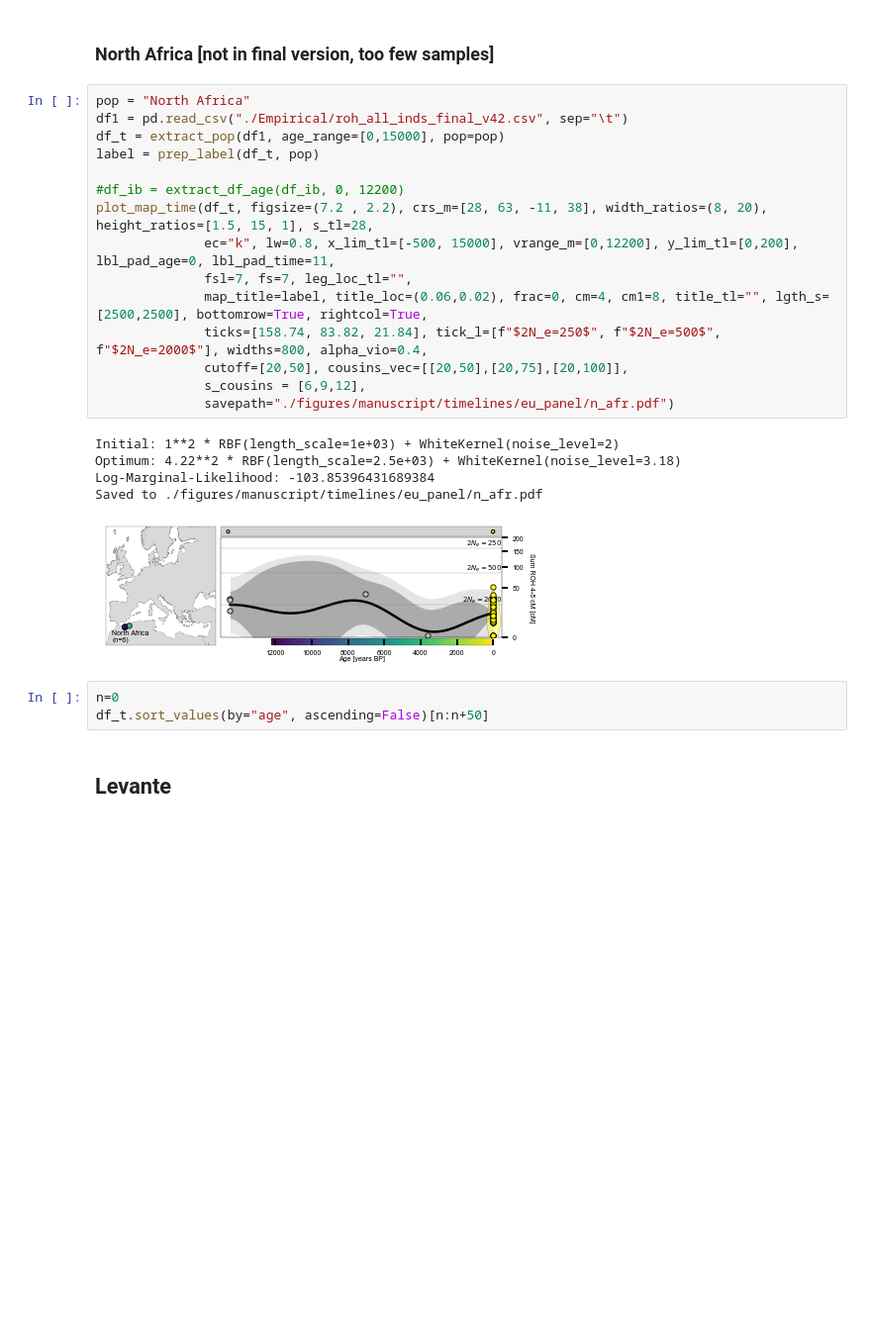
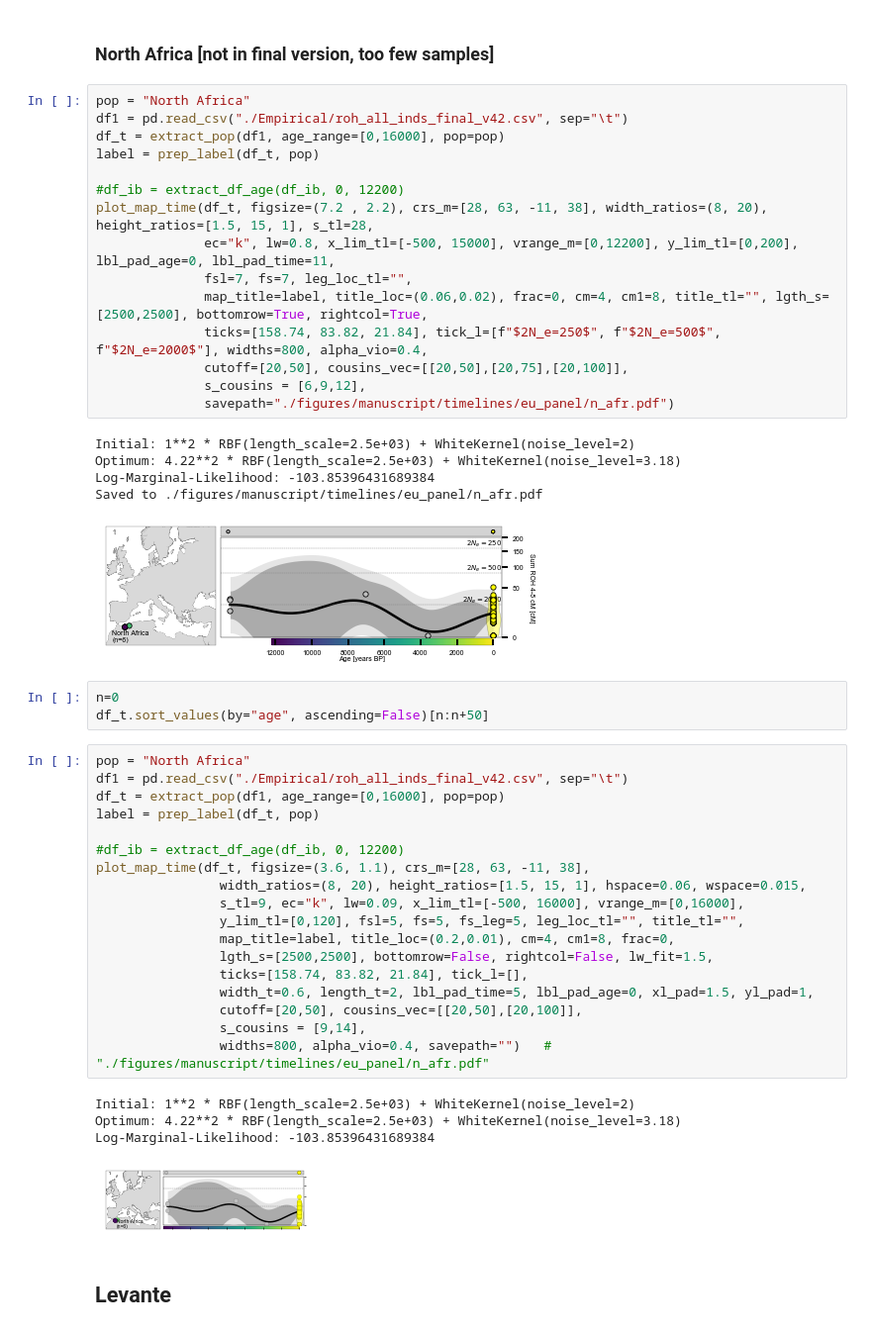
Before and after one commit to hringbauer/hapROH, a Jupyter notebook: Notebooks/Figures/plot_timelinesROH.ipynb, the cells around one changed output. Shown at 99% size. Saved outputs shown, nothing was run; the diff lists cells and outputs as text; blank space fills up the shorter version.

```diff
--- a/Notebooks/Figures/plot_timelinesROH.ipynb
+++ b/Notebooks/Figures/plot_timelinesROH.ipynb
@@ -879,7 +879,7 @@ Saved to ./figures/manuscript/timelines/eu_panel_v4/levante.pdf
 # %%
 pop = "North Africa"
 df1 = pd.read_csv("./Empirical/roh_all_inds_final_v42.csv", sep="\t")
-df_t = extract_pop(df1, age_range=[0,15000], pop=pop)
+df_t = extract_pop(df1, age_range=[0,16000], pop=pop)
 label = prep_label(df_t, pop)
 
 #df_ib = extract_df_age(df_ib, 0, 12200)
@@ -892,7 +892,7 @@ plot_map_time(df_t, figsize=(7.2 , 2.2), crs_m=[28, 63, -11, 38], width_ratios=(
               s_cousins = [6,9,12],
               savepath="./figures/manuscript/timelines/eu_panel/n_afr.pdf")
 # %% [output]
-Initial: 1**2 * RBF(length_scale=1e+03) + WhiteKernel(noise_level=2)
+Initial: 1**2 * RBF(length_scale=2.5e+03) + WhiteKernel(noise_level=2)
 Optimum: 4.22**2 * RBF(length_scale=2.5e+03) + WhiteKernel(noise_level=3.18)
 Log-Marginal-Likelihood: -103.85396431689384
 Saved to ./figures/manuscript/timelines/eu_panel/n_afr.pdf
@@ -900,6 +900,29 @@ Saved to ./figures/manuscript/timelines/eu_panel/n_afr.pdf
 # %%
 n=0
 df_t.sort_values(by="age", ascending=False)[n:n+50]
+# %%
+pop = "North Africa"
+df1 = pd.read_csv("./Empirical/roh_all_inds_final_v42.csv", sep="\t")
+df_t = extract_pop(df1, age_range=[0,16000], pop=pop)
+label = prep_label(df_t, pop)
+
+#df_ib = extract_df_age(df_ib, 0, 12200)
+plot_map_time(df_t, figsize=(3.6, 1.1), crs_m=[28, 63, -11, 38],
+                width_ratios=(8, 20), height_ratios=[1.5, 15, 1], hspace=0.06, wspace=0.015,
+                s_tl=9, ec="k", lw=0.09, x_lim_tl=[-500, 16000], vrange_m=[0,16000],
+                y_lim_tl=[0,120], fsl=5, fs=5, fs_leg=5, leg_loc_tl="", title_tl="",
+                map_title=label, title_loc=(0.2,0.01), cm=4, cm1=8, frac=0,
+                lgth_s=[2500,2500], bottomrow=False, rightcol=False, lw_fit=1.5,
+                ticks=[158.74, 83.82, 21.84], tick_l=[],
+                width_t=0.6, length_t=2, lbl_pad_time=5, lbl_pad_age=0, xl_pad=1.5, yl_pad=1,
+                cutoff=[20,50], cousins_vec=[[20,50],[20,100]],
+                s_cousins = [9,14],
+                widths=800, alpha_vio=0.4, savepath="")   # "./figures/manuscript/timelines/eu_panel/n_afr.pdf"
+# %% [output]
+Initial: 1**2 * RBF(length_scale=2.5e+03) + WhiteKernel(noise_level=2)
+Optimum: 4.22**2 * RBF(length_scale=2.5e+03) + WhiteKernel(noise_level=3.18)
+Log-Marginal-Likelihood: -103.85396431689384
+[figure, added]
 # %% [markdown]
 ## Levante
 # %% [markdown]
```
Also changed, not shown: parts of 15 cells of this notebook, 3 other files.
